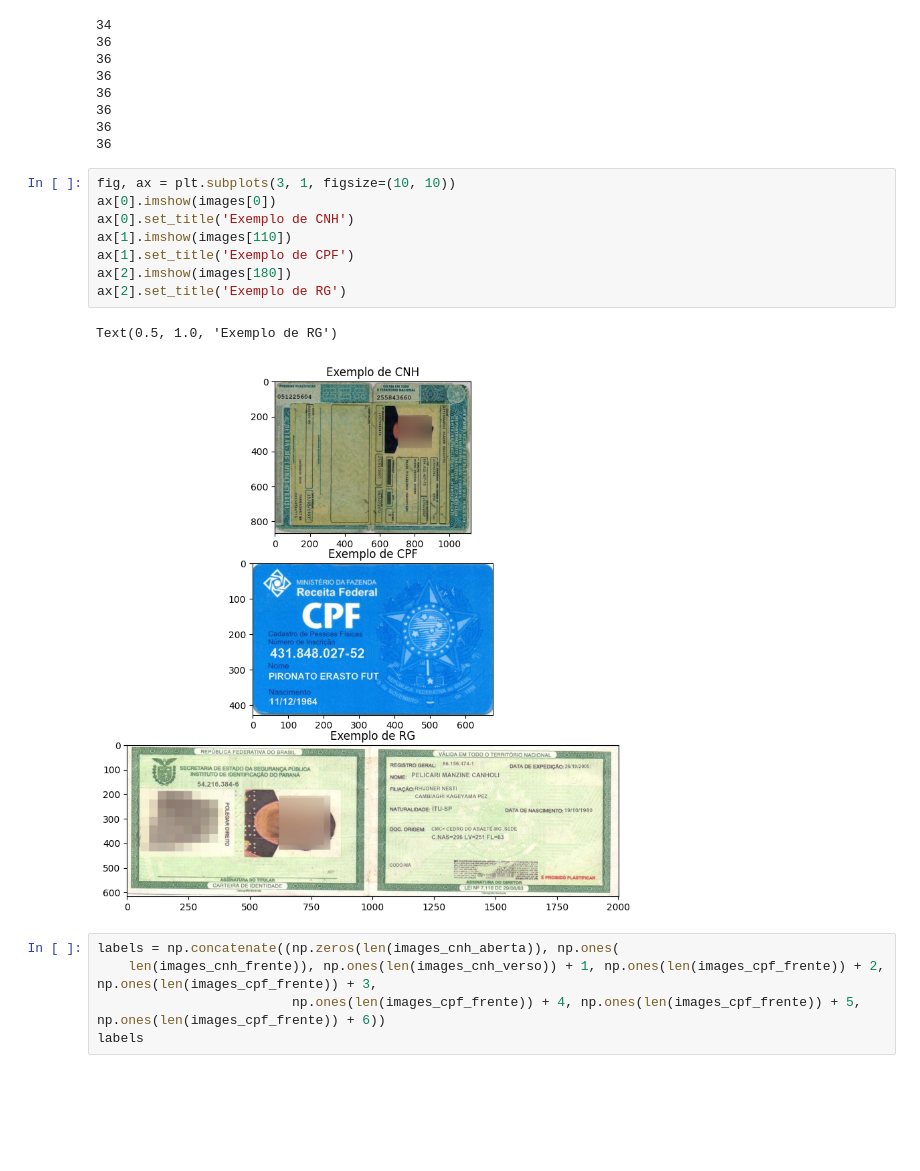
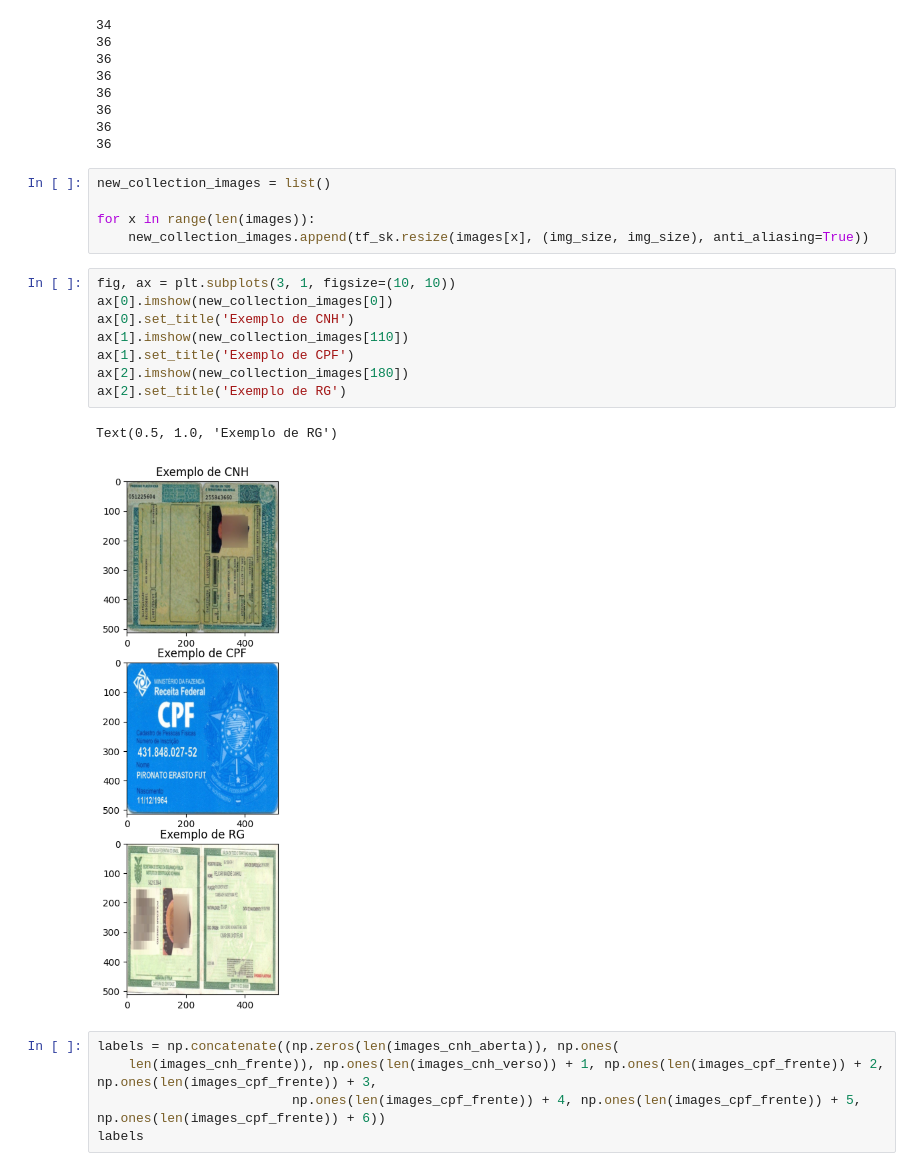
Before and after one commit to PedroAzevedo141/visao_computacional, a Jupyter notebook: Tarefa_06/Atividade/main_article.ipynb, the cells around one changed output. Cells and saved outputs as stored; diff of their text form; blank space fills up the shorter version.

```diff
--- a/Tarefa_06/Atividade/main_article.ipynb
+++ b/Tarefa_06/Atividade/main_article.ipynb
@@ -119,17 +119,22 @@ images_rg_verso)
 36
 36
 36
+# %%
+new_collection_images = list()
+
+for x in range(len(images)):
+    new_collection_images.append(tf_sk.resize(images[x], (img_size, img_size), anti_aliasing=True))
 # %%
 fig, ax = plt.subplots(3, 1, figsize=(10, 10))
-ax[0].imshow(images[0])
+ax[0].imshow(new_collection_images[0])
 ax[0].set_title('Exemplo de CNH')
-ax[1].imshow(images[110])
+ax[1].imshow(new_collection_images[110])
 ax[1].set_title('Exemplo de CPF')
-ax[2].imshow(images[180])
+ax[2].imshow(new_collection_images[180])
 ax[2].set_title('Exemplo de RG')
 # %% [output]
 Text(0.5, 1.0, 'Exemplo de RG')
-[figure, old version]
+[figure, new version]
 # %%
 labels = np.concatenate((np.zeros(len(images_cnh_aberta)), np.ones(
     len(images_cnh_frente)), np.ones(len(images_cnh_verso)) + 1, np.ones(len(images_cpf_frente)) + 2, np.ones(len(images_cpf_frente)) + 3,
```
Also changed, not shown: parts of 25 cells of this notebook, 1 other file.
